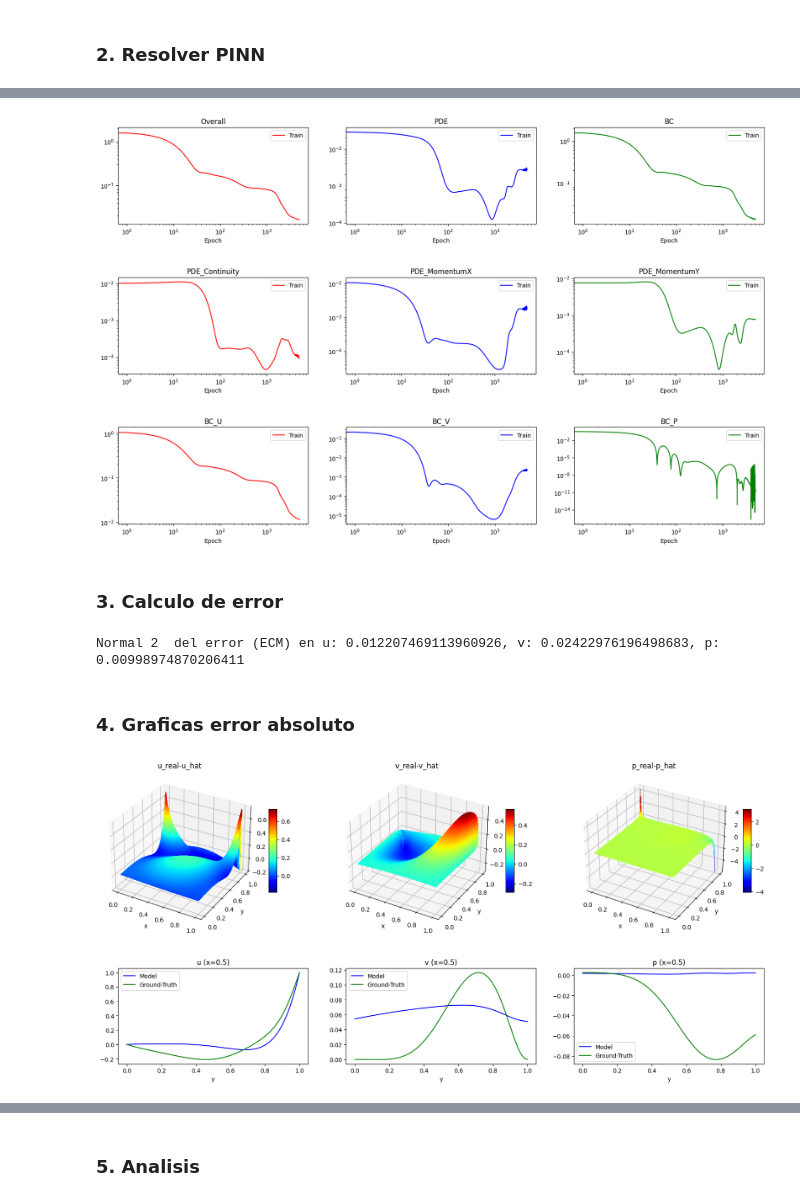
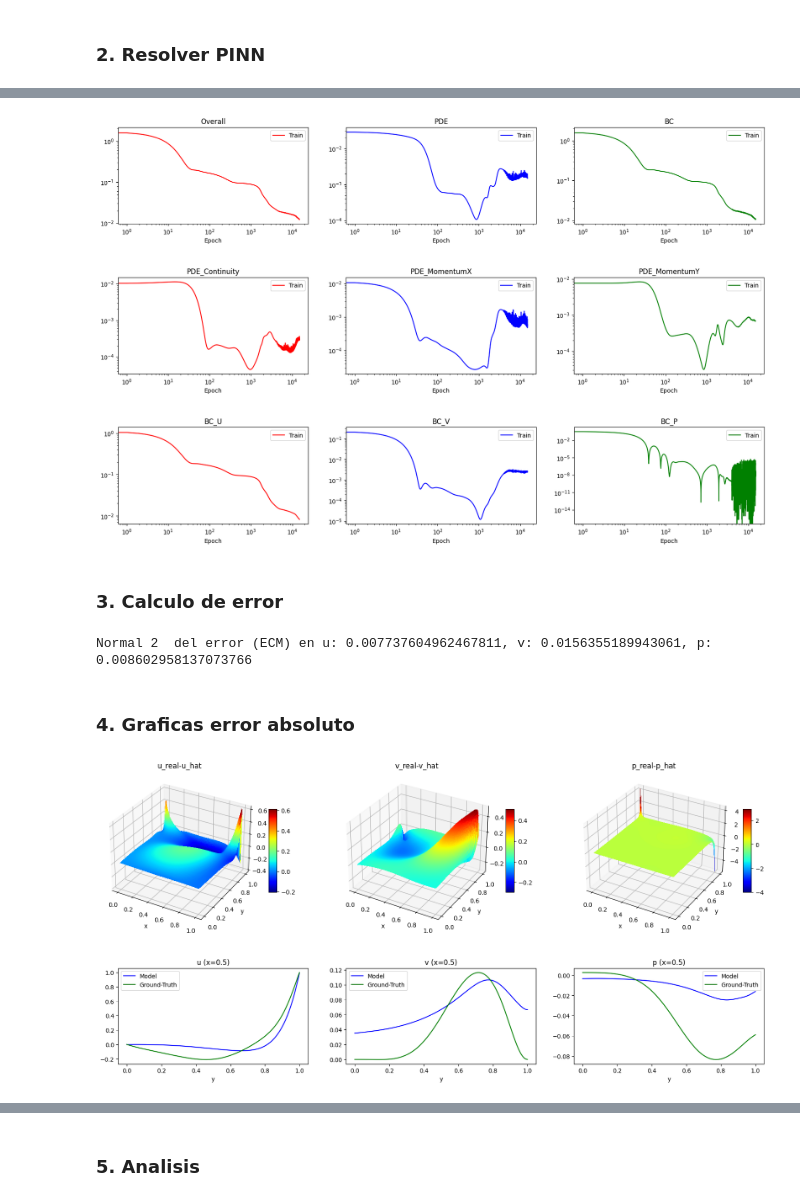
Before and after one commit to maxit1992/MIA_RNIF, a Jupyter notebook: TP_RNIF.ipynb, the cells around one changed output, grey strips where cells are left out. Saved outputs shown, nothing was run; the diff lists cells and outputs as text; code cells hidden in the pictures.

```diff
--- a/TP_RNIF.ipynb
+++ b/TP_RNIF.ipynb
@@ -228,9 +228,9 @@ device(type='cuda', index=0)
 
     def pdeResidue(self, X, output):
         # Separate output in u,v and p
-        u = output[:,0]
-        v = output[:,1]
-        p = output[:,2]
+        u = output[:,0:1]
+        v = output[:,1:2]
+        p = output[:,2:3]
 
         # Compute the derivatives of the outputs u,v and p over the inputs (x,y) using AD mechanism:
         diff_u = torch.autograd.grad(u, X, create_graph=True, grad_outputs=torch.ones_like(u))[0]
@@ -239,7 +239,6 @@ device(type='cuda', index=0)
         u_x, u_y = diff_u[:, 0:1], diff_u[:, 1:2]
         v_x, v_y = diff_v[:, 0:1], diff_v[:, 1:2]
         p_x, p_y = diff_p[:, 0:1], diff_p[:, 1:2]
-
 
         # Compute the second derivative of the outputs u and v over the inputs (x,y) using AD mechanism:
         u_xx = torch.autograd.grad(u_x, X, create_graph=True, grad_outputs=torch.ones_like(u_x))[0][:, 0:1]
@@ -254,13 +253,12 @@ device(type='cuda', index=0)
         return residue_continuity, residue_momentum_x, residue_momentum_y
 
     def bcUVResidue(self, X, output):
-        # Separate output in u,v and p
-        u = output[:,0]
-        v = output[:,1]
-        p = output[:,2]
+        # Separate u and v from the output
+        u = output[:,0:1]
+        v = output[:,1:2]
 
         # Calculate true bc values
-        u_bc = (X[:,1] == 1) * 1.0 # u = 1 only at upper y bound, else 0
+        u_bc = (X[:,1:2] == 1) * 1.0 # u = 1 only at upper y bound, else 0
         v_bc = torch.zeros_like(v) # v = 0 on all border
 
         residue_u = u - u_bc
@@ -268,12 +266,13 @@ device(type='cuda', index=0)
         return residue_u, residue_v
 
     def bcPResidue(self, X, output):
-        # Separate output in u,v and p
-        u = output[:,0]
-        v = output[:,1]
-        p = output[:,2]
+        # Separate p from the output
+        p = output[:,2:3]
 
-        residue_p = output[:,2]
+        # Calculate true bc values
+        p_bc = torch.zeros_like(p) # p = 0 on the origin
+
+        residue_p = p - p_bc
         return residue_p
 # %%
 def init_xavier(model):
@@ -311,7 +310,7 @@ X_bc = torch.tensor(xy_bc_random).float().to(device)
 
 X_bc_0 = torch.tensor([[0, 0]]).float().to(device)
 
-epochs = 5000
+epochs = 15000
 loss_fn = nn.MSELoss()
 optimizer = torch.optim.Adam(model.parameters(), lr=1e-4)
 loss_train = {'Overall' : [],
@@ -354,6 +353,6 @@ for epoch in tqdm(range(epochs)):
     loss_train['BC_U'].append(loss_bc_u.item())
     loss_train['BC_V'].append(loss_bc_v.item())
     loss_train['BC_P'].append(loss_bc_p.item())
-    if epoch % 100 == 0:
+    if (epoch+1) % 100 == 0:
         tqdm.write(f"Epoch {epoch+1}/{epochs} - Loss Overall: {loss_overall.item()}, PDE: {loss_pde.item()}, BC: {loss_bc.item()}")
 # %% [output]
@@ -379,37 +378,37 @@ Epoch 4901/5000 - Loss Overall: 0.01672975718975067, PDE: 0.002772922394797206,
 colors = ['red', 'blue', 'green']
 # Overall
 fig, ax = plt.subplots(1, 3, figsize=(20, 3))
 for i, loss_type in enumerate(['Overall', 'PDE', 'BC']):
     epoch_train = np.arange(0, len(loss_train[loss_type]))
     ax[i].loglog(epoch_train, loss_train[loss_type], color=colors[i], label='Train')
     ax[i].set_xlabel('Epoch')
     ax[i].set_title(loss_type)
     ax[i].legend()
 plt.show()
 
 # PDE
 fig, ax = plt.subplots(1, 3, figsize=(20, 3))
 for i, loss_type in enumerate(['PDE_Continuity', 'PDE_MomentumX', 'PDE_MomentumY']):
     epoch_train = np.arange(0, len(loss_train[loss_type]))
     ax[i].loglog(epoch_train, loss_train[loss_type], color=colors[i], label='Train')
     ax[i].set_xlabel('Epoch')
     ax[i].set_title(loss_type)
     ax[i].legend()
 plt.show()
 
 # BC
 fig, ax = plt.subplots(1, 3, figsize=(20, 3))
 for i, loss_type in enumerate(['BC_U', 'BC_V', 'BC_P']):
-    epoch_train = np.arange(0, len(loss_train[loss_type]))
+    epoch_train = np.arange(0, len(loss_train[loss_type]))ñ
     ax[i].loglog(epoch_train, loss_train[loss_type], color=colors[i], label='Train')
     ax[i].set_xlabel('Epoch')
     ax[i].set_title(loss_type)
     ax[i].legend()
 plt.show()
 # %% [output]
-[figure, old version]
+[figure, new version]
-[figure, old version]
+[figure, new version]
-[figure, old version]
+[figure, new version]
 # %%
 torch.save(model.state_dict(), "./model.pt")
 # %% [markdown]
@@ -431,7 +430,7 @@ mse_v = mean_squared_error(output_data[:,1], labels_data_all[:,1])
 mse_p = mean_squared_error(output_data[:,2], labels_data_all[:,2])
 print(f"Normal 2  del error (ECM) en u: {mse_u}, v: {mse_v}, p: {mse_p}")
 # %% [output]
-Normal 2  del error (ECM) en u: 0.012207469113960926, v: 0.02422976196498683, p: 0.00998974870206411
+Normal 2  del error (ECM) en u: 0.007737604962467811, v: 0.0156355189943061, p: 0.008602958137073766
 # %% [markdown]
 ### 4. Graficas error absoluto
 # %%
@@ -463,7 +462,7 @@ ax.set_ylabel('y')
 ax.set_title('p_real-p_hat')
 plt.show()
 # %% [output]
-[figure, old version]
+[figure, new version]
 # %%
 # Grafica sobre x=0.5
 mask_x05 = np.where(xy_data_all[:, 0] == 0.5)
@@ -485,7 +484,7 @@ for i, title in enumerate(['u', 'v', 'p']):
     ax[i].legend()
 plt.show()
 # %% [output]
-[figure, old version]
+[figure, new version]
 # %%
 # Grafica sobre x=0.5
 mask_y05 = np.where(xy_data_all[:, 1] == 0.5)
```
Also changed, not shown: parts of 21 cells of this notebook, 3 other files.
